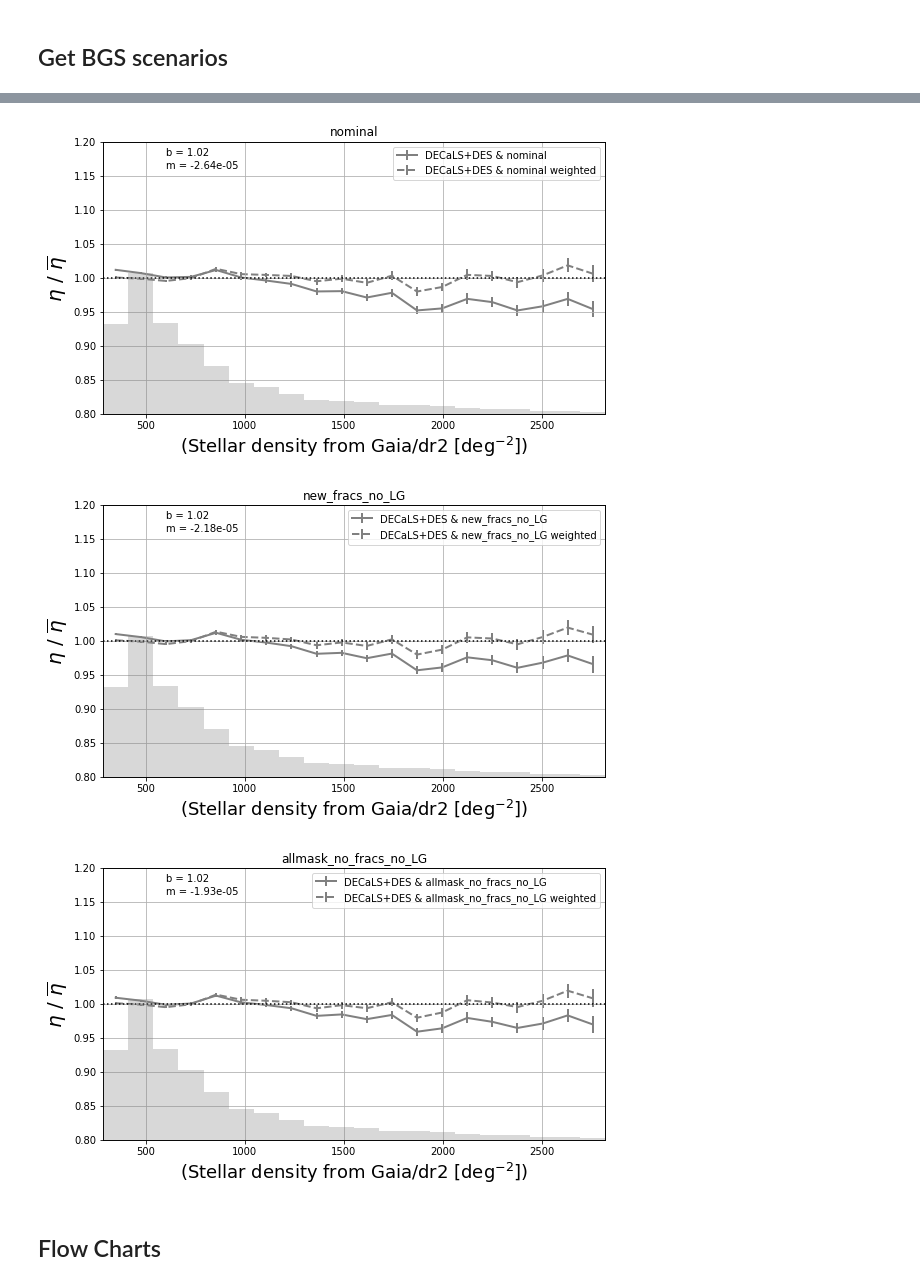
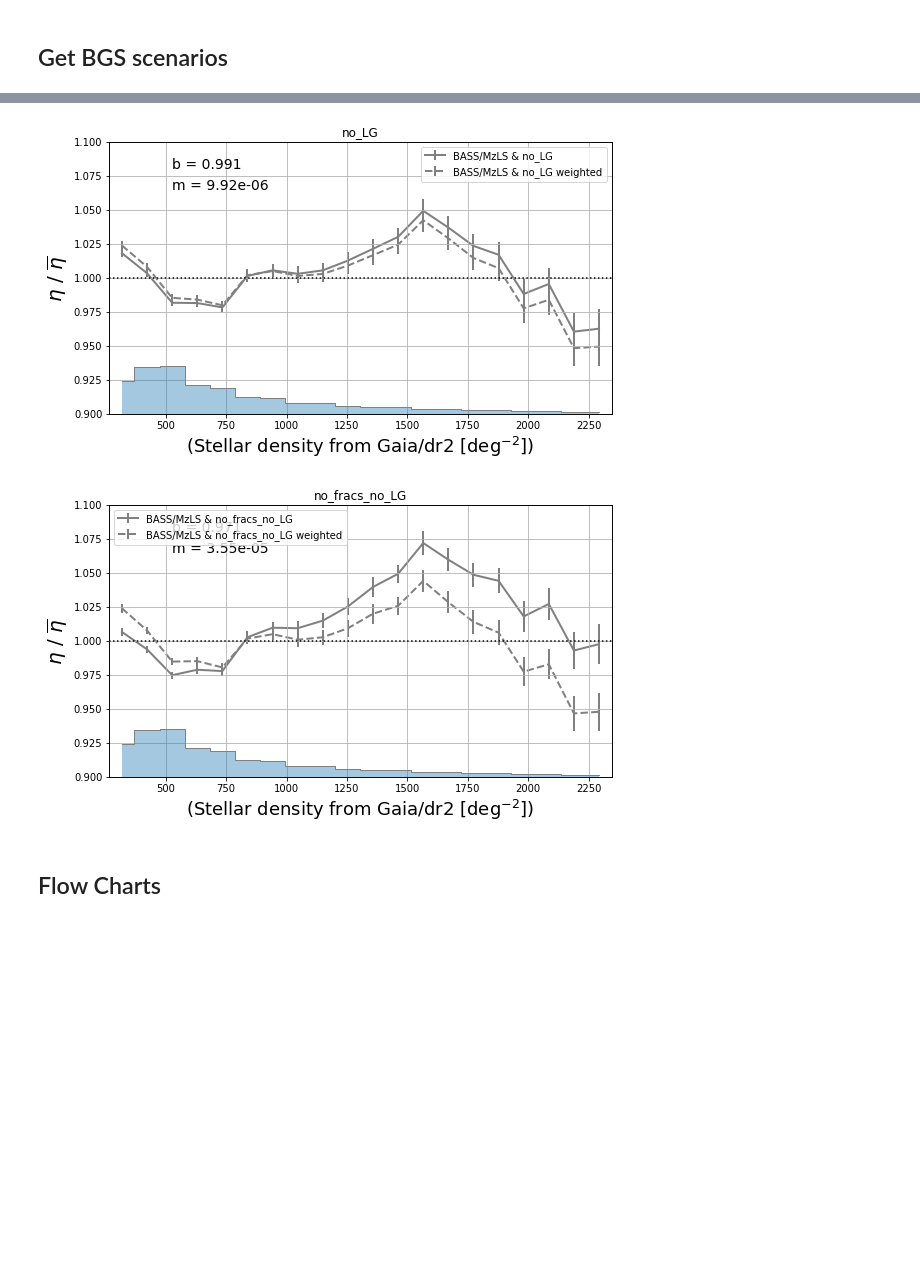
Before and after one commit to qmxp55/bgstargets, a Jupyter notebook: doc/getBGScat_with_weights-scenarios-2.0.ipynb, the cells around one changed output, grey strips where cells are left out. Saved outputs shown, nothing was run; the diff lists cells and outputs as text; code cells hidden in the pictures; blank space fills up the shorter version.

```diff
--- a/doc/getBGScat_with_weights-scenarios-2.0.ipynb
+++ b/doc/getBGScat_with_weights-scenarios-2.0.ipynb
@@ -39,8 +40,8 @@ ranfiledens = 5000 #density of each random file
 TotRanDens = Nranfiles * ranfiledens
 
 patch = None #[174., 186., -3., 2.]
-reg = 'south' #'south', 'north', 'decals', 'des', 'svfields'
-dr = 'dr8'
+reg = 'north' #'south', 'north', 'decals', 'des', 'svfields'
+dr = 'dr9'
 #version = '2.0'
 if dr == 'dr9d': Nranfiles = 20 # because the randoms for dr9d have a density of 100000 = 5000*20
 dec_resol_ns = 32.375
@@ -100,15 +106,20 @@ import matplotlib
 # %%
 #
 bgsbut_fracs_but_lg = bgsbut(bgsbits=cat['BGSBITS'], rmag=cat['RMAG'], pop=['QC_FM', 'QC_FI', 'QC_FF', 'LG'], bgsmask=bgsmask(), rlimit=20)
+bgsbut_lg = bgsbut(bgsbits=cat['BGSBITS'], rmag=cat['RMAG'], pop=['LG'], bgsmask=bgsmask(), rlimit=20)
 
 fracs_re = np.ones_like(cat, dtype=bool)
 for i in (14,15,16):
     fracs_re &= ((cat['BGSBITS'] & 2**(i)) != 0)
 
 bgs_sce = {}
-bgs_sce['nominal'] = ((cat['BGSBITS'] & 2**(20)) != 0)
-bgs_sce['new_fracs_no_LG'] = (bgsbut_fracs_but_lg) & (fracs_re)
-bgs_sce['allmask_no_fracs_no_LG'] = (bgsbut_fracs_but_lg) & (((cat['BGSBITS'] & 2**(4)) != 0))
+
+bgs_sce['no_LG'] = bgsbut_lg
+bgs_sce['no_fracs_no_LG'] = bgsbut_fracs_but_lg
+
+#bgs_sce['nominal'] = ((cat['BGSBITS'] & 2**(20)) != 0)
+#bgs_sce['new_fracs_no_LG'] = (bgsbut_fracs_but_lg) & (fracs_re)
+#bgs_sce['allmask_no_fracs_no_LG'] = (bgsbut_fracs_but_lg) & (((cat['BGSBITS'] & 2**(4)) != 0))
 
 #bgs_sce['no_LG_no_fracs'] = bgsbut_fracs_but_lg
 #bgs_sce['nominal+ms'] = ((cat['BGSBITS'] & 2**(20)) != 0) & ((cat['BGSBITS'] & 2**(1)) != 0)
@@ -159,7 +170,7 @@ for key, val in zip(bgs_sce.keys(), bgs_sce.values()):
     sys[key] = sysi
     sys_w[key] = sysi_w
 
-    if False:
+    if True:
 
         print('====== Assignin WEIGHTS for each target ======')
 
@@ -212,6 +231,5 @@ allmask_no_fracs_no_LG weights coeff:    b=1, m=0
-[figure, old version]
+[figure, new version]
-[figure, old version]
+[figure, new version]
-[figure, removed]
 # %%
 del cati, catinregi#, tab
 # %% [markdown]
```
Also changed, not shown: parts of 12 cells of this notebook, 8 other files.
